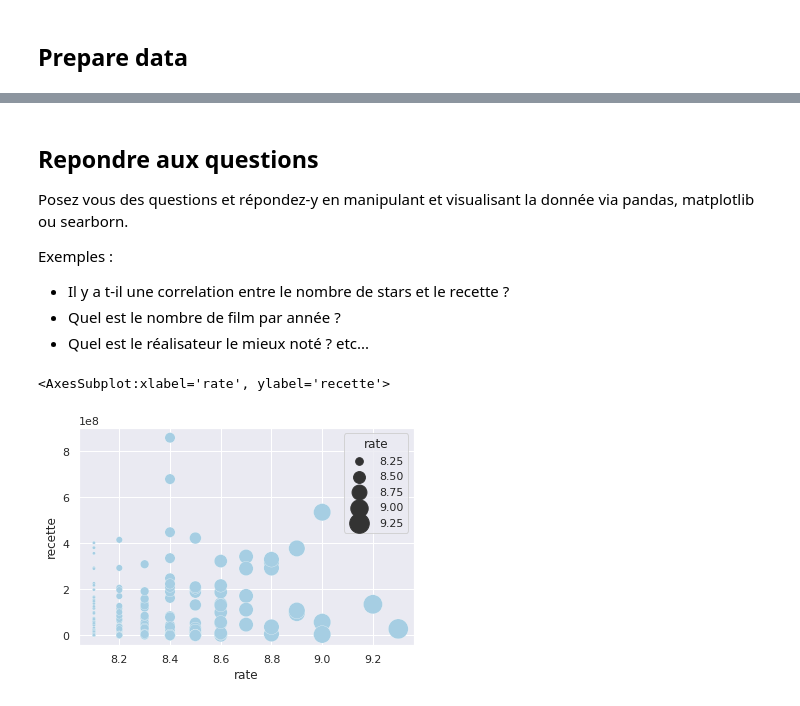
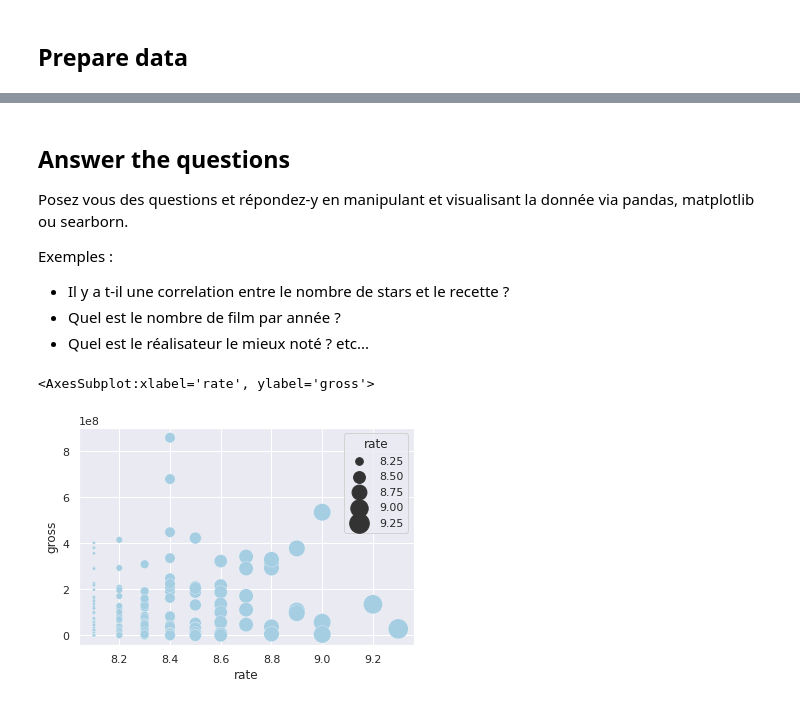
Before and after one commit to rolandina/Analyse_TOP_250_IMBD, a Jupyter notebook: Analyse_TOP_250_IMBD.ipynb, the cells around one changed output, grey strips where cells are left out. Saved outputs shown, nothing was run; the diff lists cells and outputs as text; code cells hidden in the pictures.

```diff
--- a/Analyse_TOP_250_IMBD.ipynb
+++ b/Analyse_TOP_250_IMBD.ipynb
@@ -43,9 +46,12 @@ def get_page_soup(url):
     #html parser
     return soup(page_html, "html.parser")
 
+
 # functon to get new url from the html page
 def get_new_url_from_page(page_soup):
-    url = page_soup.find("div", {"class":"desc"}).find("a", {"class":"lister-page-next next-page"})
+    url = page_soup.find("div", {
+        "class": "desc"
+    }).find("a", {"class": "lister-page-next next-page"})
     if url != None:
         url = url['href']
         url = main_url + url
@@ -134,7 +170,6 @@ dtypes: object(8)
 memory usage: 17.6+ KB
 # %%
 features = IMDb_Top250.columns
-numerical_features = ['rate', 'nombre_de_votes', 'recette','année','durée']
-categorical_features = ['realisateur', 'genre']
-print(features)
-#
+numerical_features = ['year', 'rate', 'votes', 'gross', 'duration']
+categorical_features = ['title', 'directors', 'genre']
+#print(features)
@@ -159,2 +175,0 @@ array(['1994', '1972', '2008', '1974', '1957', '2003', '1993', '2010',
-# %%
-IMDb_Top250.recette = IMDb_Top250.recette.str.replace(',','')
@@ -161,7 +191,7 @@ IMDb_Top250.recette = IMDb_Top250.recette.str.replace(',','')
 # %%
-for f in ['rate', 'nombre_de_votes', 'recette', 'durée']:
+for f in numerical_features:
     IMDb_Top250[f] = IMDb_Top250[f].astype('float')
-IMDb_Top250['année'] = IMDb_Top250['année'].astype('int')
+IMDb_Top250['year'] = IMDb_Top250['year'].astype('int')
 # %%
 IMDb_Top250.info()
 # %% [output]
@@ -213,5 +248,5 @@ plot_numeric_features(IMDb_Top250, numerical_features)
 # %% [markdown]
-## Repondre aux questions
+## Answer the questions
 
 Posez vous des questions et répondez-y en manipulant et visualisant la donnée via pandas, matplotlib ou searborn.
 
@@ -222,9 +257,9 @@ Exemples :
 # %%
 import seaborn as sns
 
-sns.scatterplot(data=IMDb_Top250, x='rate', y='recette', size='rate', legend=True, sizes=(10, 400))
+sns.scatterplot(data=IMDb_Top250, x='rate', y='gross', size='rate', legend=True, sizes=(10, 400))
 # %% [output]
-<AxesSubplot:xlabel='rate', ylabel='recette'>
+<AxesSubplot:xlabel='rate', ylabel='gross'>
-[figure, old version]
+[figure, new version]
 # %%
 ['titre, ''rate', 'nombre_de_votes', 'recette', 'année', 'realisateur']
```
Also changed, not shown: parts of 54 cells of this notebook.
